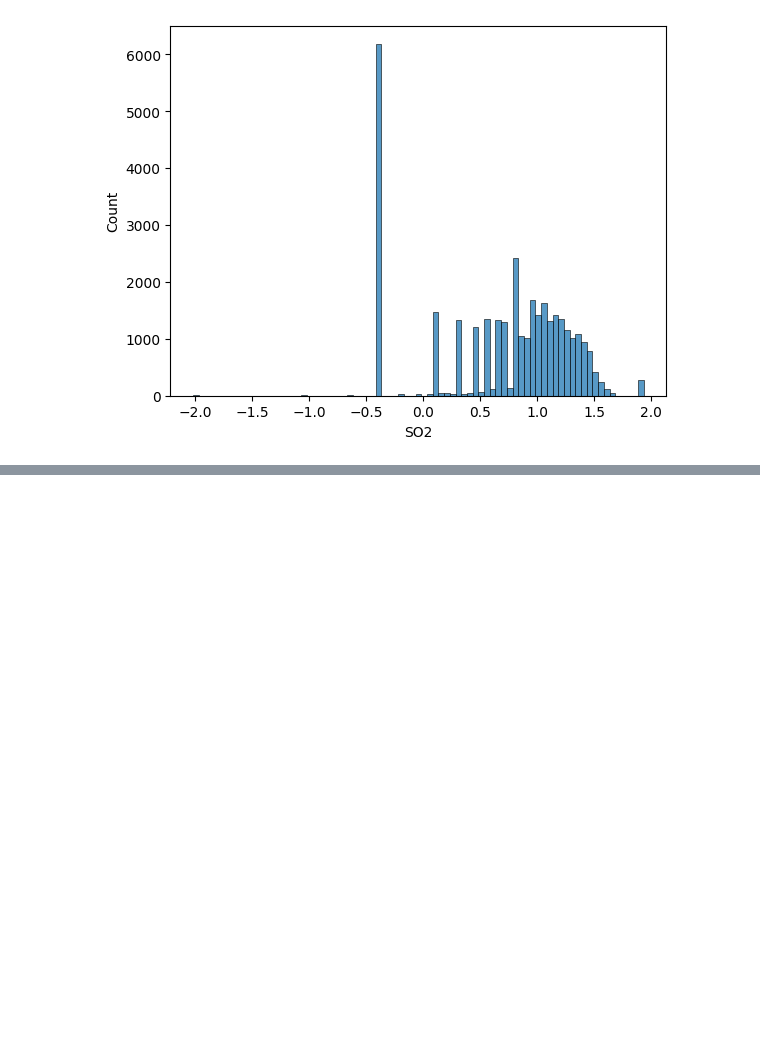
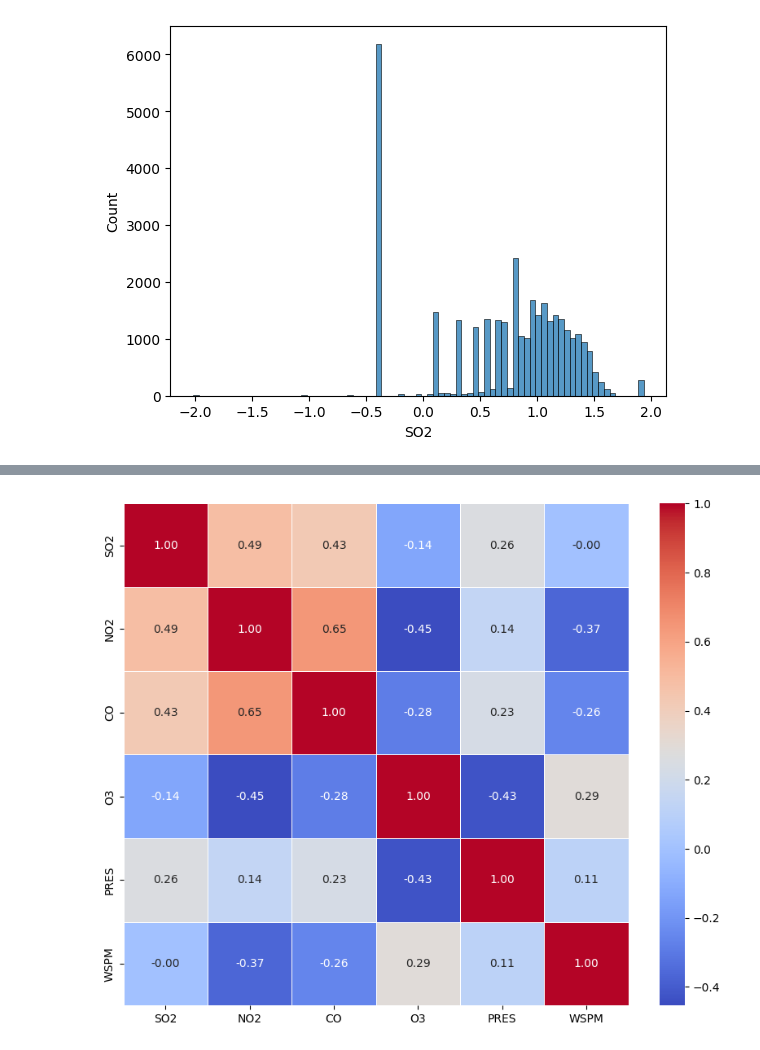
Before and after one commit to woodwyyn/ML, a Jupyter notebook: ML5_2.ipynb, the cells around one changed output, grey strips where cells are left out. Drawn from its saved outputs; the diff is of its cells as text; code cells hidden in the pictures; blank space fills up the shorter version.

```diff
--- a/ML5_2.ipynb
+++ b/ML5_2.ipynb
@@ -260,0 +274,9 @@ sns.histplot(prsa_data.SO2)
+# %%
+prsa_data['SO2'] = prsa_data['SO2'].fillna(prsa_data['SO2'].median())
+prsa_data['NO2'] = prsa_data['NO2'].fillna(prsa_data['NO2'].median())
+prsa_data['CO'] = prsa_data['CO'].fillna(prsa_data['CO'].median())
+prsa_data['O3'] = prsa_data['O3'].fillna(prsa_data['O3'].median())
+prsa_data['wd'] = prsa_data['wd'].fillna(prsa_data['wd'].mode()[0])
+prsa_data['AQI Label'] = prsa_data['AQI Label'].fillna(prsa_data['AQI Label'].mode()[0])
+
+prsa_data.isnull().sum()
@@ -260,0 +298,14 @@ sns.histplot(prsa_data.SO2)
+# %%
+import numpy as np
+from sklearn.preprocessing import MinMaxScaler
+
+numerical_cols = ['SO2', 'NO2', 'CO', 'O3', 'PRES', 'WSPM']
+prsa_data[numerical_cols] = prsa_data[numerical_cols].replace([np.inf, -np.inf], np.nan)
+
+prsa_data[numerical_cols] = prsa_data[numerical_cols].fillna(prsa_data[numerical_cols].median())
+
+scaler = MinMaxScaler()
+
+prsa_data[numerical_cols] = scaler.fit_transform(prsa_data[numerical_cols])
+
+prsa_data.describe()
@@ -260,0 +322,8 @@ sns.histplot(prsa_data.SO2)
+# %%
+corr_matrix = prsa_data[numerical_cols].corr()
+
+plt.figure(figsize=(10, 8))
+sns.heatmap(corr_matrix, annot=True, cmap='coolwarm', fmt='.2f', linewidths=0.5)
+plt.show()
+# %% [output]
+[figure, added]
```
Also changed, not shown: parts of 4 cells of this notebook.
